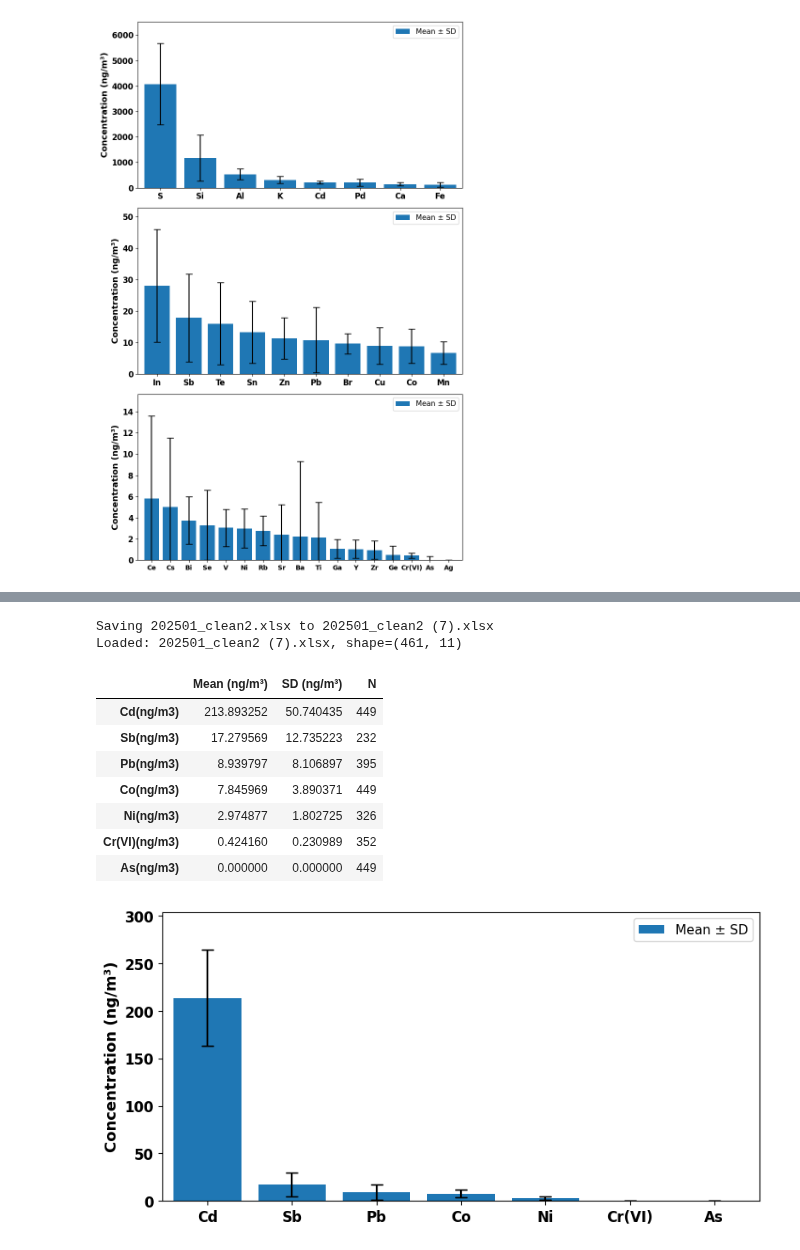
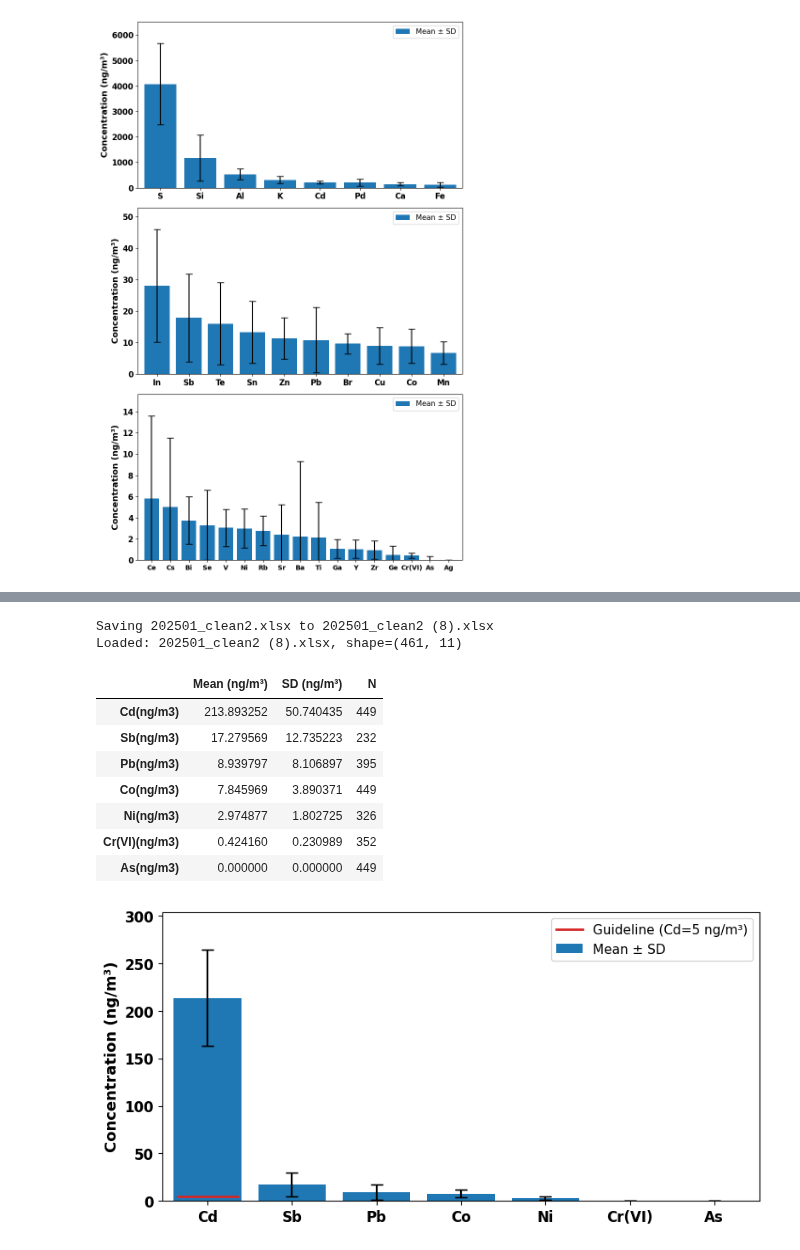
Before and after one commit to hyen0322/202508, a Jupyter notebook: Statistics Table_수정.ipynb, the cells around one changed output, grey strips where cells are left out. Drawn from its saved outputs; the diff is of its cells as text; code cells hidden in the pictures.

```diff
--- a/Statistics Table_수정.ipynb
+++ b/Statistics Table_수정.ipynb
@@ -770,65 +770,80 @@ if n_panels == 1:
 def plot_group(ax, idx, title):
     vals = means.loc[idx]; errs = stds.loc[idx]
     n = len(idx)
-    labels_local = [LABEL_UNIT_RE.sub('', s) for s in idx]  # 금속명만
-    fs = 12 if n <= 12 else (10 if n <= 18 else (9 if n <= 24 else 8))  # 전부 표시, 회전 0°
-
+    labels_local = [LABEL_UNIT_RE.sub('', s).strip() for s in idx]  # 금속명만
+    fs = 12 if n <= 12 else (10 if n <= 18 else (9 if n <= 24 else 8))
     x = np.arange(n)
 
-
-# --- 막대와 범례 색상 통일 (파랑) ---
+    # --- 막대(파랑) + SD ---
     bar_color = "tab:blue"
     ax.bar(x, vals.values, yerr=errs.values, capsize=5,
            color=bar_color, label="Mean ± SD")
 
+    # --- Cd 가이드라인(5 ng/m3)을 현재 UNIT에 맞춤 ---
+    if UNIT.lower() == "ng":
+        cd_y = 5.0                      # 5 ng/m3
+        cd_label_text = "Guideline (Cd=5 ng/m³)"
+    else:  # "ug"
+        cd_y = 5.0 / 1000.0             # 0.005 µg/m3
+        cd_label_text = "Guideline (Cd=0.005 µg/m³)"
+
+    # Cd 위치 찾아서 선 그리기 (있을 때만)
+    cd_indices = [i for i, name in enumerate(labels_local) if name.lower() == "cd"]
+    if cd_indices:
+        i_cd = cd_indices[0]
+        ax.plot([i_cd - 0.35, i_cd + 0.35], [cd_y, cd_y],
+                color="tab:red", lw=2, label=cd_label_text)
+
+    # --- 축/라벨 ---
     ax.set_xticks(x)
     ax.set_xticklabels(labels_local, rotation=0, ha='center',
                        fontsize=fs, fontweight='bold')
     ax.set_ylabel(f"Concentration ({unit_label})", fontsize=13, fontweight='bold')
-
     ax.tick_params(axis='y', labelsize=12)
     for t in ax.get_yticklabels():
         t.set_fontweight('bold')
 
-    ymax = float((vals + errs).max()) if n else 0.0
+    # --- y-범위: 데이터와 Cd 가이드라인 중 큰 값 기준으로 확장 ---
+    ymax_data = float((vals + errs).max()) if n else 0.0
+    ymax = max(ymax_data, cd_y if cd_indices else 0.0)
     if np.isfinite(ymax) and ymax > 0:
         ax.set_ylim(0, ymax * 1.15)
     ax.margins(x=0.02)
 
-    # --- 범례 (그래프 안쪽) ---
+    # --- 범례(그래프 안쪽) ---
     ax.legend(loc="upper right", fontsize=11, frameon=True)
 
     ax.bar(x, vals.values, yerr=errs.values, capsize=5)
     ax.set_xticks(x)
     ax.set_xticklabels(labels_local, rotation=0, ha='center',
                        fontsize=fs, fontweight='bold')
     ax.set_ylabel(f"Concentration ({unit_label})", fontsize=13, fontweight='bold')
     #ax.set_title(title, fontsize=14, fontweight='bold')
 
     ax.tick_params(axis='y', labelsize=12)
     for t in ax.get_yticklabels():
         t.set_fontweight('bold')
 
     ymax = float((vals + errs).max()) if n else 0.0
     if np.isfinite(ymax) and ymax > 0:
         ax.set_ylim(0, ymax * 1.15)
     ax.margins(x=0.02)  # 좌우 여백
 
 for i, (title, idx) in enumerate(groups):
     plot_group(axes[i], idx, title)
 
 plt.tight_layout()
 plt.show()
 # %% [output]
 [interactive output not drawn]
-Saving 202501_clean2.xlsx to 202501_clean2 (7).xlsx
-Loaded: 202501_clean2 (7).xlsx, shape=(461, 11)
+Saving 202501_clean2.xlsx to 202501_clean2 (8).xlsx
+Loaded: 202501_clean2 (8).xlsx, shape=(461, 11)
 |  | Mean (ng/m³) | SD (ng/m³) | N |
 | Cd(ng/m3) | 213.893252 | 50.740435 | 449 |
 | Sb(ng/m3) | 17.279569 | 12.735223 | 232 |
 | Pb(ng/m3) | 8.939797 | 8.106897 | 395 |
 | Co(ng/m3) | 7.845969 | 3.890371 | 449 |
 | Ni(ng/m3) | 2.974877 | 1.802725 | 326 |
 | Cr(VI)(ng/m3) | 0.424160 | 0.230989 | 352 |
 | As(ng/m3) | 0.000000 | 0.000000 | 449 |
-[figure, old version]
+[figure, new version]
```
